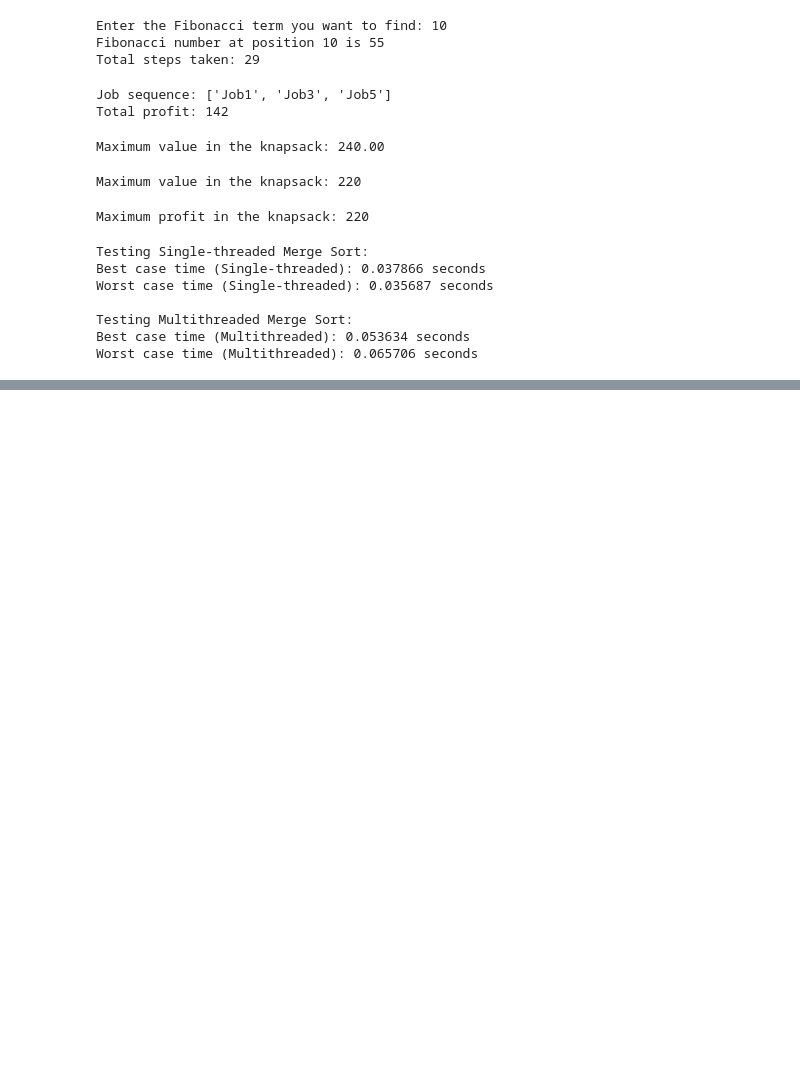
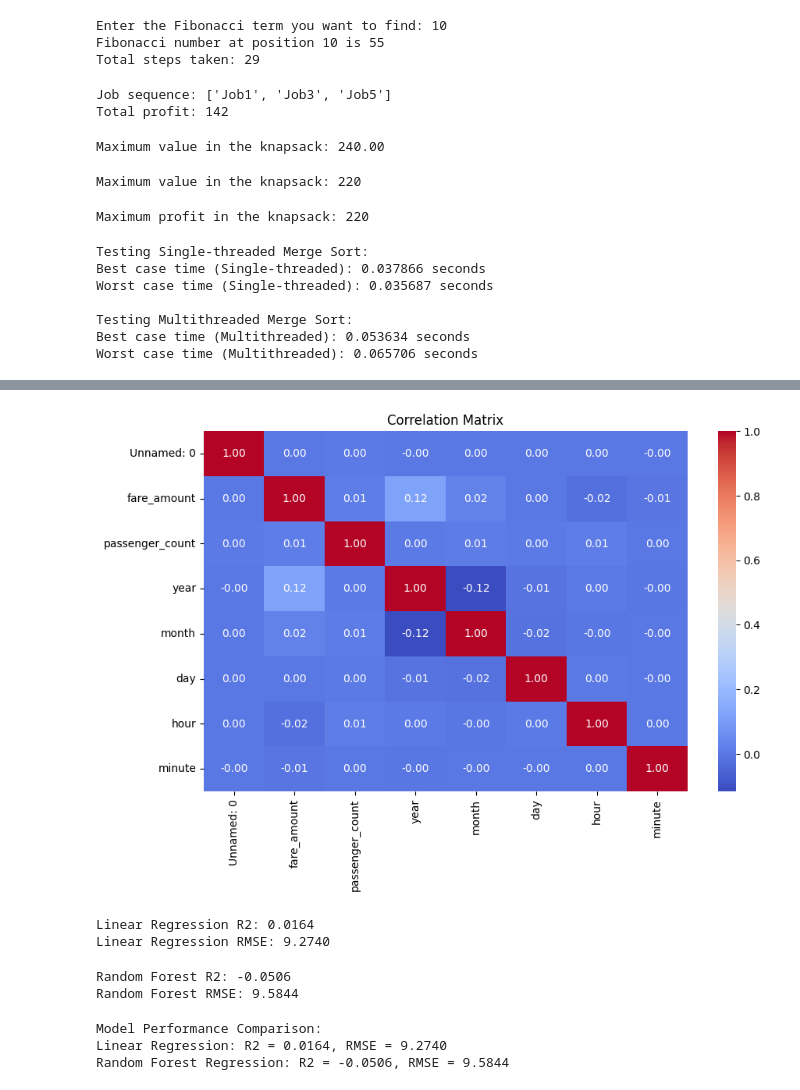
Before and after one commit to bhosalevivek04/LP3, a Jupyter notebook: LP3.ipynb, the cells around one changed output, grey strips where cells are left out. Drawn from its saved outputs; the diff is of its cells as text; code cells hidden in the pictures; blank space fills up the shorter version.

```diff
--- a/LP3.ipynb
+++ b/LP3.ipynb
@@ -324,0 +401,70 @@ Worst case time (Multithreaded): 0.065706 seconds
+# %%
+# 3. Check the Correlation
+
+# Correlation matrix
+plt.figure(figsize=(10, 6))
+sns.heatmap(df.corr(), annot=True, cmap='coolwarm', fmt=".2f")
+plt.title("Correlation Matrix")
+plt.show()
+# %% [output]
+[figure, added]
+# %%
+# 4. Implement Linear Regression and Random Forest Regression
+from sklearn.linear_model import LinearRegression
+from sklearn.metrics import mean_squared_error, r2_score
+
+# Split the dataset
+X = df.drop('fare_amount', axis=1)
+y = df['fare_amount']
+
+X_train, X_test, y_train, y_test = train_test_split(X, y, test_size=0.2, random_state=42)
+
+# Standardize features
+scaler = StandardScaler()
+X_train = scaler.fit_transform(X_train)
+X_test = scaler.transform(X_test)
+
+# Linear Regression
+lr_model = LinearRegression()
+lr_model.fit(X_train, y_train)
+
+# Predictions
+y_pred_lr = lr_model.predict(X_test)
+
+# Evaluate Linear Regression
+lr_r2 = r2_score(y_test, y_pred_lr)
+lr_rmse = np.sqrt(mean_squared_error(y_test, y_pred_lr))
+
+print(f"Linear Regression R2: {lr_r2:.4f}")
+print(f"Linear Regression RMSE: {lr_rmse:.4f}")
+# %% [output]
+Linear Regression R2: 0.0164
+Linear Regression RMSE: 9.2740
+# %%
+from sklearn.ensemble import RandomForestRegressor
+
+# Random Forest Regression
+rf_model = RandomForestRegressor(n_estimators=100, random_state=42)
+rf_model.fit(X_train, y_train)
+
+# Predictions
+y_pred_rf = rf_model.predict(X_test)
+
+# Evaluate Random Forest
+rf_r2 = r2_score(y_test, y_pred_rf)
+rf_rmse = np.sqrt(mean_squared_error(y_test, y_pred_rf))
+
+print(f"Random Forest R2: {rf_r2:.4f}")
+print(f"Random Forest RMSE: {rf_rmse:.4f}")
+# %% [output]
+Random Forest R2: -0.0506
+Random Forest RMSE: 9.5844
+# %%
+# 5. Evaluate the Models and Compare Scores
+print("Model Performance Comparison:")
+print(f"Linear Regression: R2 = {lr_r2:.4f}, RMSE = {lr_rmse:.4f}")
+print(f"Random Forest Regression: R2 = {rf_r2:.4f}, RMSE = {rf_rmse:.4f}")
+# %% [output]
+Model Performance Comparison:
+Linear Regression: R2 = 0.0164, RMSE = 9.2740
+Random Forest Regression: R2 = -0.0506, RMSE = 9.5844
```
Also changed, not shown: parts of 26 cells of this notebook.
